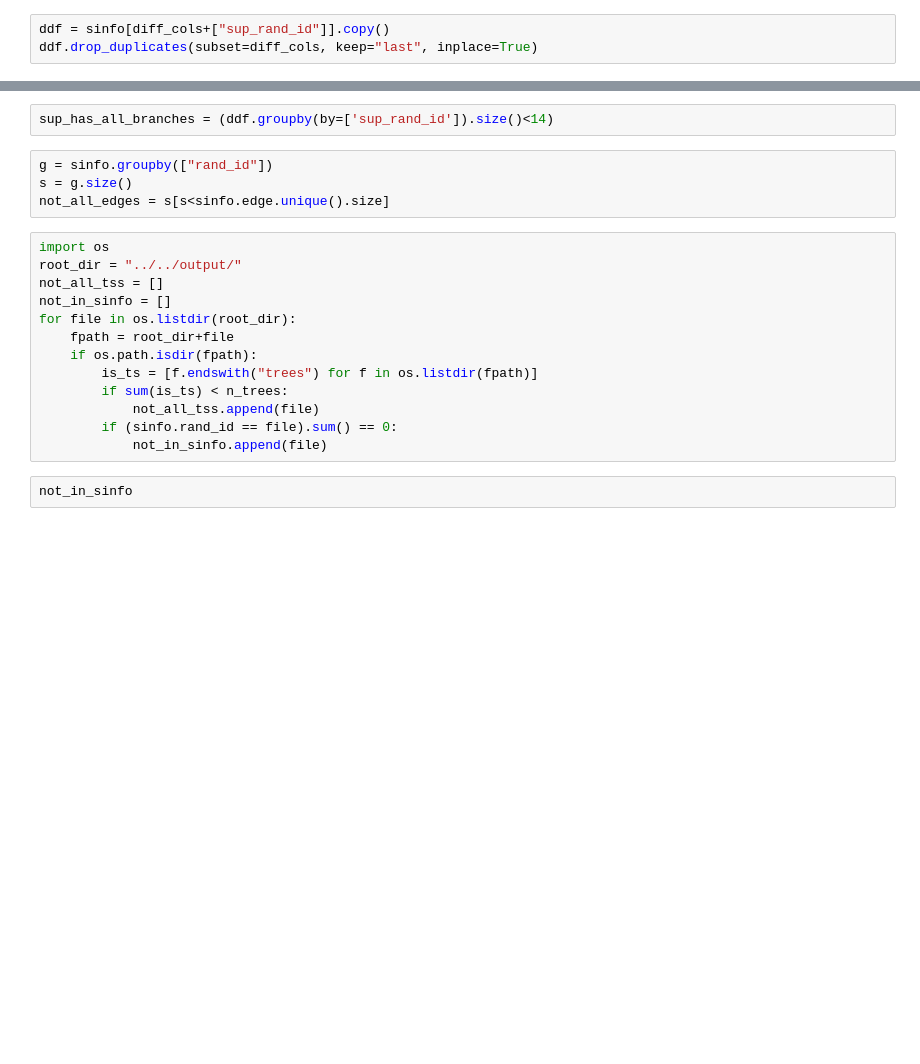
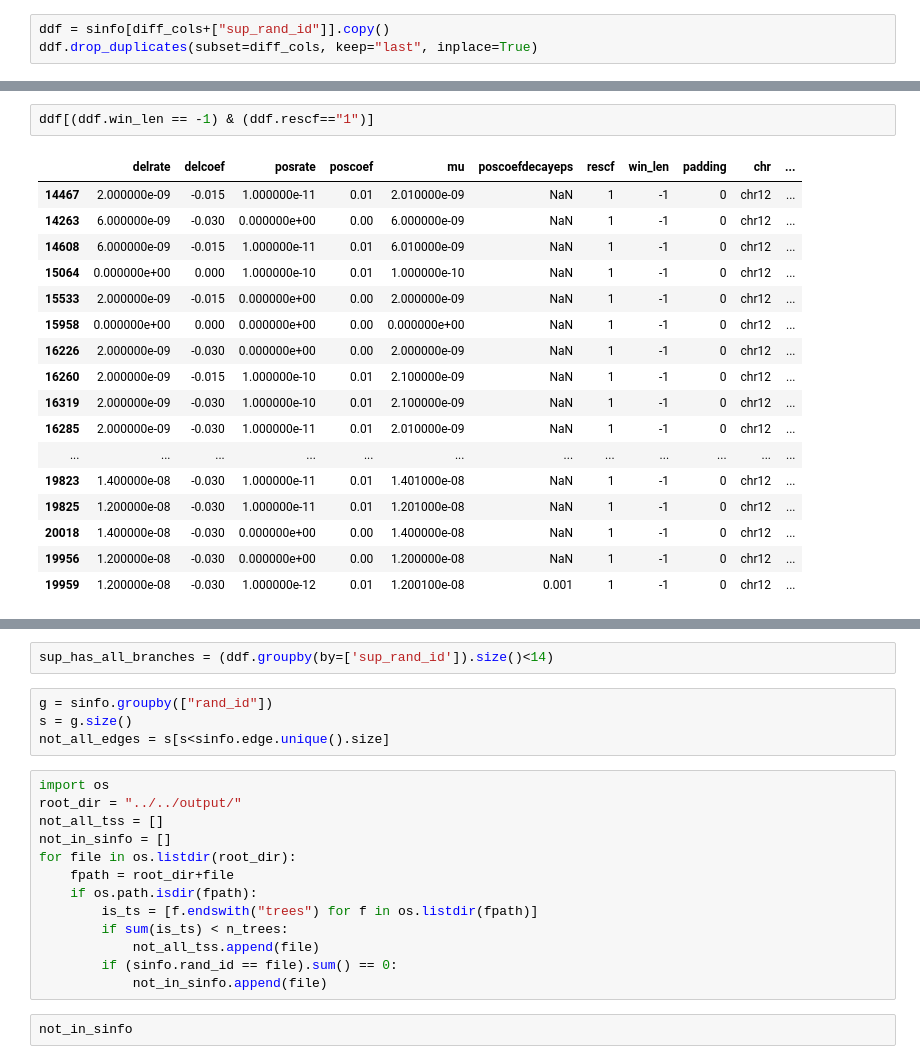
Before and after one commit to kr-colab/greatapes_sims, a Jupyter notebook: scripts/py/clean_sims_output.ipynb, the cells around one changed output, grey strips where cells are left out. Cells and saved outputs as stored; diff of their text form; blank space fills up the shorter version.

```diff
--- a/scripts/py/clean_sims_output.ipynb
+++ b/scripts/py/clean_sims_output.ipynb
@@ -33,0 +104,20 @@ ddf.drop_duplicates(subset=diff_cols, keep="last", inplace=True)
+# %%
+ddf[(ddf.win_len == -1) & (ddf.rescf=="1")]
+# %% [output]
+|  | delrate | delcoef | posrate | poscoef | mu | poscoefdecayeps | rescf | win_len | padding | chr | ... |
+| 14467 | 2.000000e-09 | -0.015 | 1.000000e-11 | 0.01 | 2.010000e-09 | NaN | 1 | -1 | 0 | chr12 | ... |
+| 14263 | 6.000000e-09 | -0.030 | 0.000000e+00 | 0.00 | 6.000000e-09 | NaN | 1 | -1 | 0 | chr12 | ... |
+| 14608 | 6.000000e-09 | -0.015 | 1.000000e-11 | 0.01 | 6.010000e-09 | NaN | 1 | -1 | 0 | chr12 | ... |
+| 15064 | 0.000000e+00 | 0.000 | 1.000000e-10 | 0.01 | 1.000000e-10 | NaN | 1 | -1 | 0 | chr12 | ... |
+| 15533 | 2.000000e-09 | -0.015 | 0.000000e+00 | 0.00 | 2.000000e-09 | NaN | 1 | -1 | 0 | chr12 | ... |
+| 15958 | 0.000000e+00 | 0.000 | 0.000000e+00 | 0.00 | 0.000000e+00 | NaN | 1 | -1 | 0 | chr12 | ... |
+| 16226 | 2.000000e-09 | -0.030 | 0.000000e+00 | 0.00 | 2.000000e-09 | NaN | 1 | -1 | 0 | chr12 | ... |
+| 16260 | 2.000000e-09 | -0.015 | 1.000000e-10 | 0.01 | 2.100000e-09 | NaN | 1 | -1 | 0 | chr12 | ... |
+| 16319 | 2.000000e-09 | -0.030 | 1.000000e-10 | 0.01 | 2.100000e-09 | NaN | 1 | -1 | 0 | chr12 | ... |
+| 16285 | 2.000000e-09 | -0.030 | 1.000000e-11 | 0.01 | 2.010000e-09 | NaN | 1 | -1 | 0 | chr12 | ... |
+| ... | ... | ... | ... | ... | ... | ... | ... | ... | ... | ... | ... |
+| 19823 | 1.400000e-08 | -0.030 | 1.000000e-11 | 0.01 | 1.401000e-08 | NaN | 1 | -1 | 0 | chr12 | ... |
+| 19825 | 1.200000e-08 | -0.030 | 1.000000e-11 | 0.01 | 1.201000e-08 | NaN | 1 | -1 | 0 | chr12 | ... |
+| 20018 | 1.400000e-08 | -0.030 | 0.000000e+00 | 0.00 | 1.400000e-08 | NaN | 1 | -1 | 0 | chr12 | ... |
+| 19956 | 1.200000e-08 | -0.030 | 0.000000e+00 | 0.00 | 1.200000e-08 | NaN | 1 | -1 | 0 | chr12 | ... |
+| 19959 | 1.200000e-08 | -0.030 | 1.000000e-12 | 0.01 | 1.200100e-08 | 0.001 | 1 | -1 | 0 | chr12 | ... |
```
Also changed, not shown: parts of 13 cells of this notebook.
